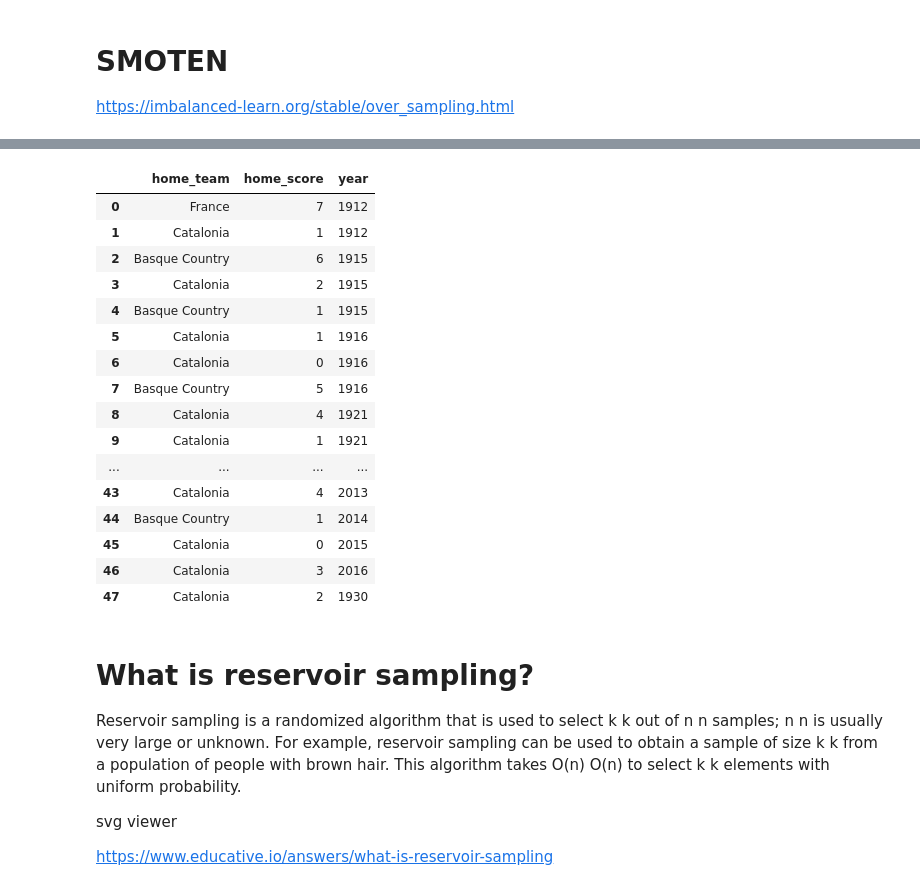
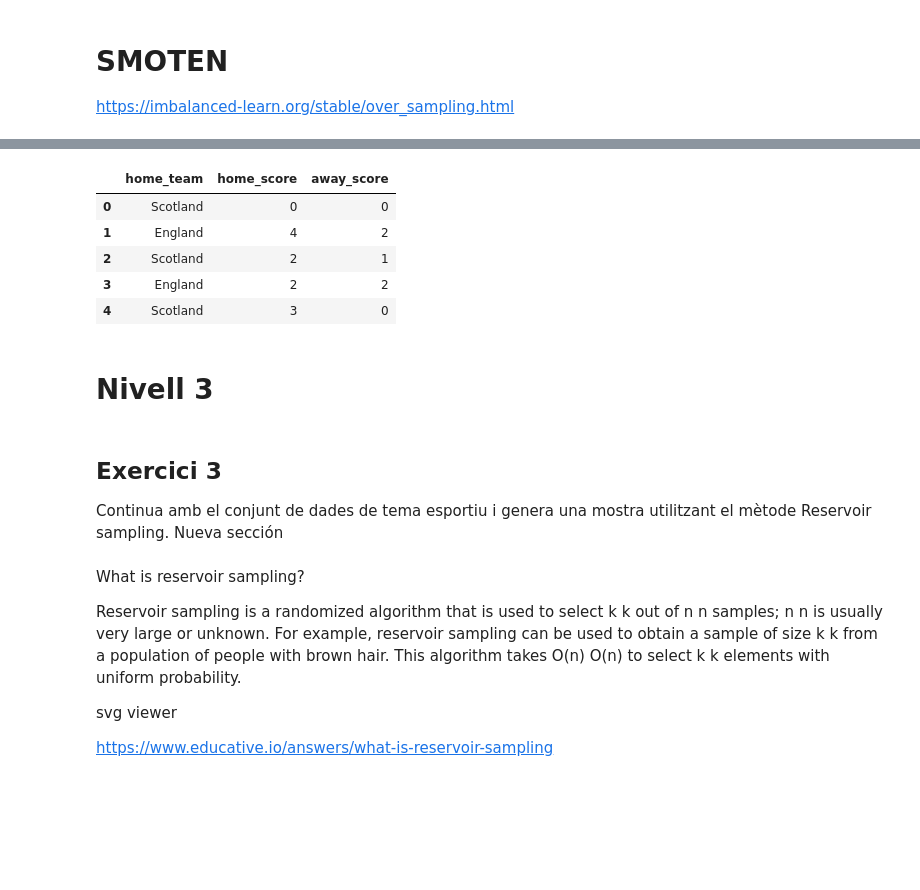
Before and after one commit to JMML2021/0501_sampling, a Jupyter notebook: 05_Sampling.ipynb, the cells around one changed output, grey strips where cells are left out. Cells and saved outputs as stored; diff of their text form; code cells hidden in the pictures; blank space fills up the shorter version.

```diff
--- a/05_Sampling.ipynb
+++ b/05_Sampling.ipynb
@@ -881,4 +521,5 @@ X
 # %%
-y= resumen.iloc[:,[3]]
+y= resumen.iloc[:,[12]]
 y
+#df1
 # %% [output]
@@ -896,11 +538,0 @@ y
-# %%
-from collections import Counter
-# create a synthetic data set with continuous and categorical features
-rng = np.random.RandomState(42)
-n_samples = 50
-X = np.empty((n_samples, 3), dtype=object)
-X[:, 0] = rng.choice(['A', 'B', 'C'], size=n_samples).astype(object)
-X[:, 1] = rng.randn(n_samples)
-X[:, 2] = rng.randint(3, size=n_samples)
-y = np.array([0] * 20 + [1] * 30)
-print(sorted(Counter(y).items()))
@@ -909,5 +538,0 @@ print(sorted(Counter(y).items()))
-# %%
-#resumen = df5.reset_index(drop= False)
-X= df5.iloc[:,[1, 3, 10]]
-X.head()
-X.shape
@@ -916,3 +538,0 @@ X.shape
-# %%
-y= df5['homeGanador']
-y.shape
@@ -929,25 +563,19 @@ print(y_resampled.shape)
 # %%
-X_resampled
+X_resampled.head()
 # %% [output]
-|  | home_team | home_score | year |
-| 0 | France | 7 | 1912 |
-| 1 | Catalonia | 1 | 1912 |
-| 2 | Basque Country | 6 | 1915 |
-| 3 | Catalonia | 2 | 1915 |
-| 4 | Basque Country | 1 | 1915 |
-| 5 | Catalonia | 1 | 1916 |
-| 6 | Catalonia | 0 | 1916 |
-| 7 | Basque Country | 5 | 1916 |
-| 8 | Catalonia | 4 | 1921 |
-| 9 | Catalonia | 1 | 1921 |
-| ... | ... | ... | ... |
-| 43 | Catalonia | 4 | 2013 |
-| 44 | Basque Country | 1 | 2014 |
-| 45 | Catalonia | 0 | 2015 |
-| 46 | Catalonia | 3 | 2016 |
-| 47 | Catalonia | 2 | 1930 |
+|  | home_team | home_score | away_score |
+| 0 | Scotland | 0 | 0 |
+| 1 | England | 4 | 2 |
+| 2 | Scotland | 2 | 1 |
+| 3 | England | 2 | 2 |
+| 4 | Scotland | 3 | 0 |
+# %% [markdown]
+# Nivell 3
+# %% [markdown]
+## Exercici 3
+Continua amb el conjunt de dades de tema esportiu i genera una mostra utilitzant el mètode Reservoir sampling. Nueva sección
 # %% [markdown]
-# What is reservoir sampling?
+What is reservoir sampling?
 
 Reservoir sampling is a randomized algorithm that is used to select k
 k
```
Also changed, not shown: parts of 87 cells of this notebook.
